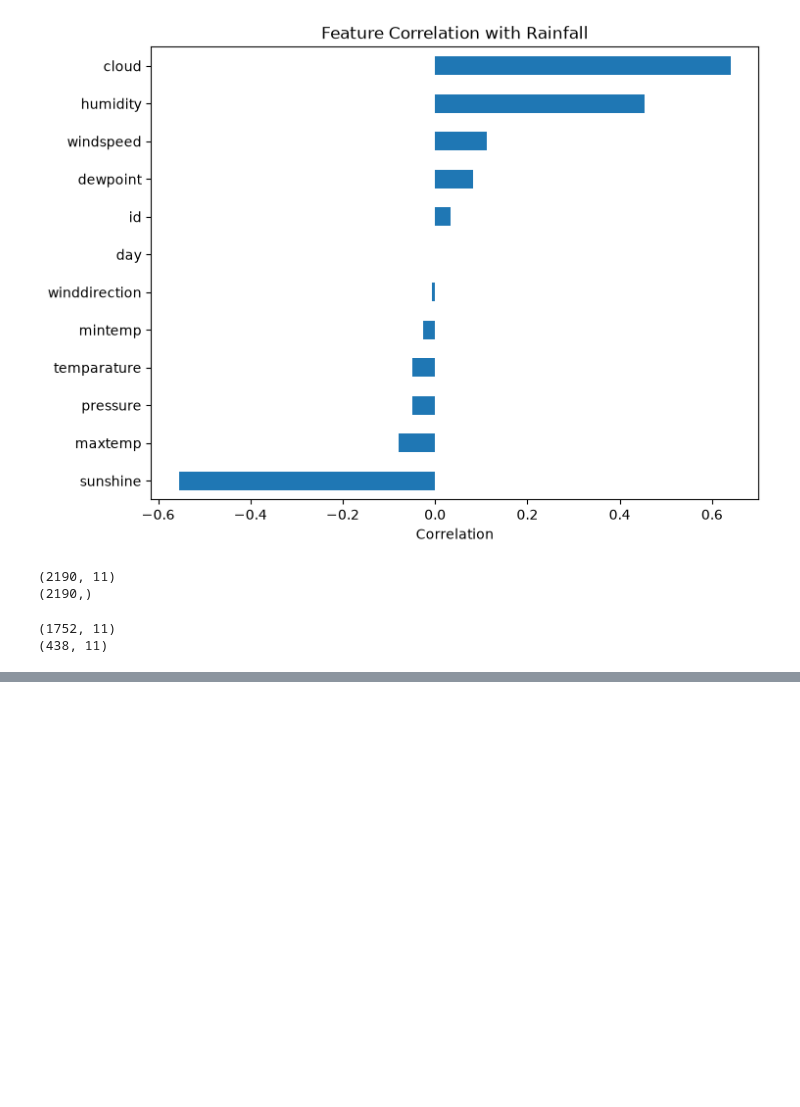
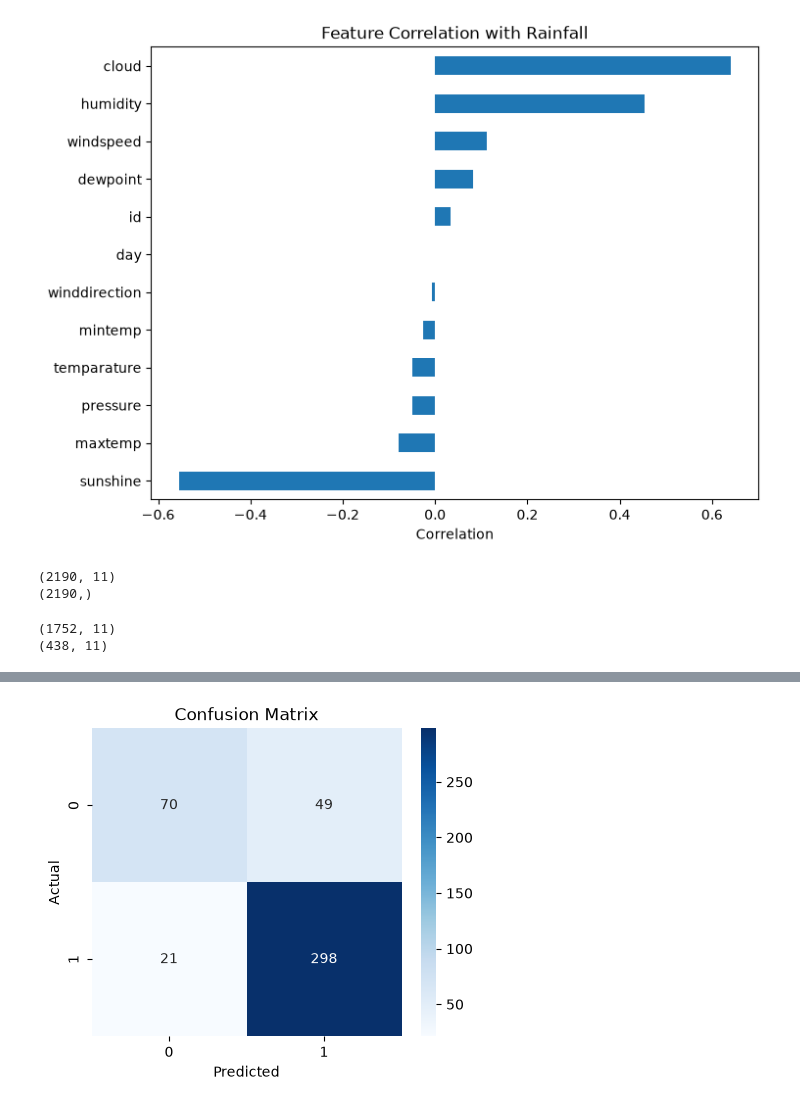
Before and after one commit to DILANTHA9590/rainfall-prediction-ml, a Jupyter notebook: backend/notebooks/01_eda.ipynb, the cells around one changed output, grey strips where cells are left out. Drawn from its saved outputs; the diff is of its cells as text; code cells hidden in the pictures; blank space fills up the shorter version.

Commit message:
complete EDA and train initial Random Forest model

```diff
--- a/backend/notebooks/01_eda.ipynb
+++ b/backend/notebooks/01_eda.ipynb
@@ -220,3 +220,14 @@ print(X_test.shape)
 # %% [output]
 (1752, 11)
 (438, 11)
+# %%
+# Train Random Forest model
+
+model = RandomForestClassifier(
+    n_estimators=200,
+    random_state=42
+)
+
+model.fit(X_train, y_train)
+
+print("✅ Model training completed!")
@@ -222,0 +236,6 @@ print(X_test.shape)
+# %%
+# Predict on test dataset
+
+y_pred = model.predict(X_test)
+
+print(y_pred[:10])
@@ -222,0 +267,21 @@ print(X_test.shape)
+# %%
+# Confusion Matrix
+
+cm = confusion_matrix(y_test, y_pred)
+
+plt.figure(figsize=(5,4))
+
+sns.heatmap(
+    cm,
+    annot=True,
+    fmt="d",
+    cmap="Blues"
+)
+
+plt.xlabel("Predicted")
+plt.ylabel("Actual")
+plt.title("Confusion Matrix")
+
+plt.show()
+# %% [output]
+[figure, added]
```
Also changed, not shown: parts of 6 cells of this notebook.
